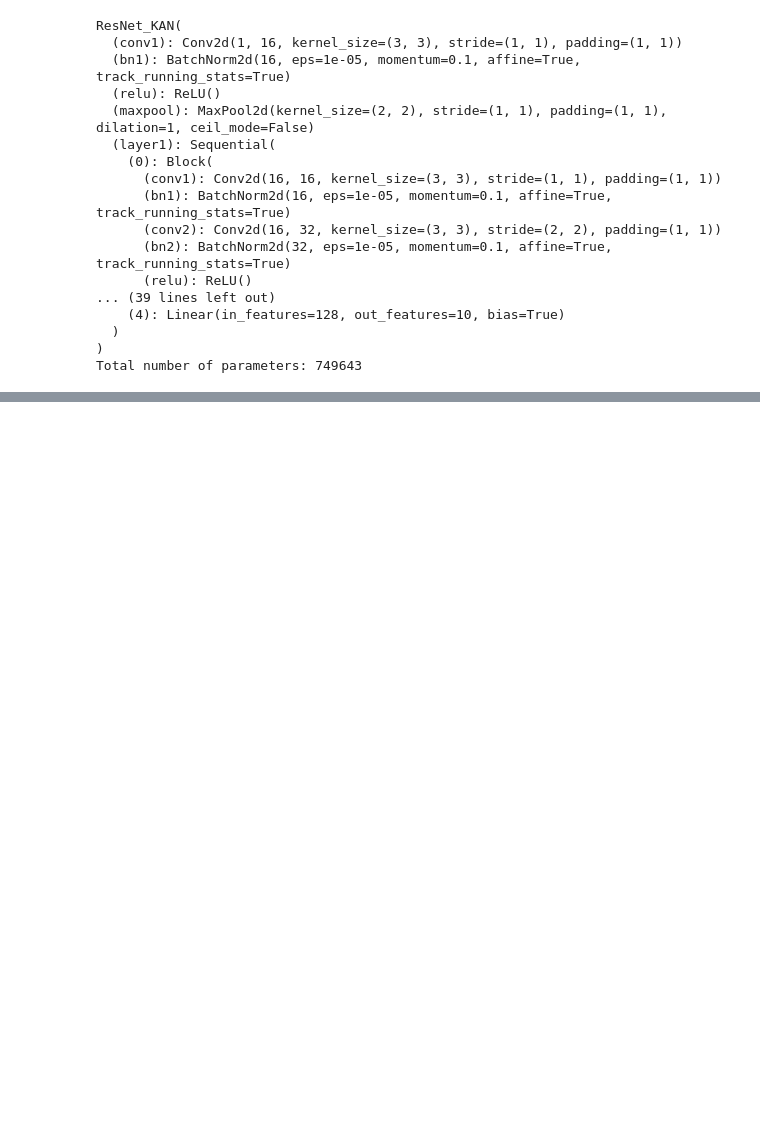
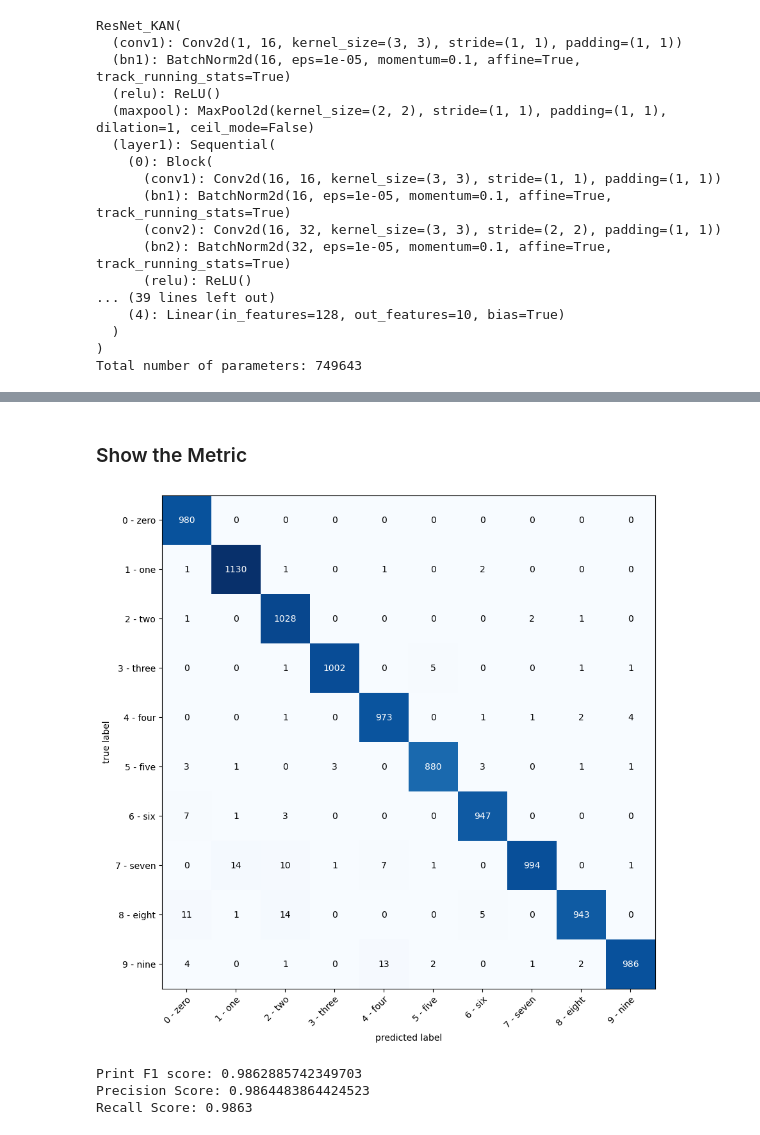
Before and after one commit to Ariestootl/machine_learning, a Jupyter notebook: deep_learning/PyTorch/CNN/MNIST_KAN.ipynb, the cells around one changed output, grey strips where cells are left out. Drawn from its saved outputs; the diff is of its cells as text; code cells hidden in the pictures; blank space fills up the shorter version.

```diff
--- a/deep_learning/PyTorch/CNN/MNIST_KAN.ipynb
+++ b/deep_learning/PyTorch/CNN/MNIST_KAN.ipynb
@@ -370,0 +451,14 @@ plt.show()
+# %% [markdown]
+### Show the Metric
+# %%
+test_targets1, y_preds1 = infer(test_dataloader, model_Adam, test_data)
+create_confusion_matrix(test_targets1, y_preds1, class_names=train_data.classes)
+f1_score1, precision_score1, recall_score1 = calculate_metric(test_targets1.cpu(), y_preds1)
+print(f"Print F1 score: {f1_score1}")
+print(f"Precision Score: {precision_score1}")
+print(f"Recall Score: {recall_score1}")
+# %% [output]
+[figure, added]
+Print F1 score: 0.9862885742349703
+Precision Score: 0.9864483864424523
+Recall Score: 0.9863
```
Also changed, not shown: parts of 24 cells of this notebook.
